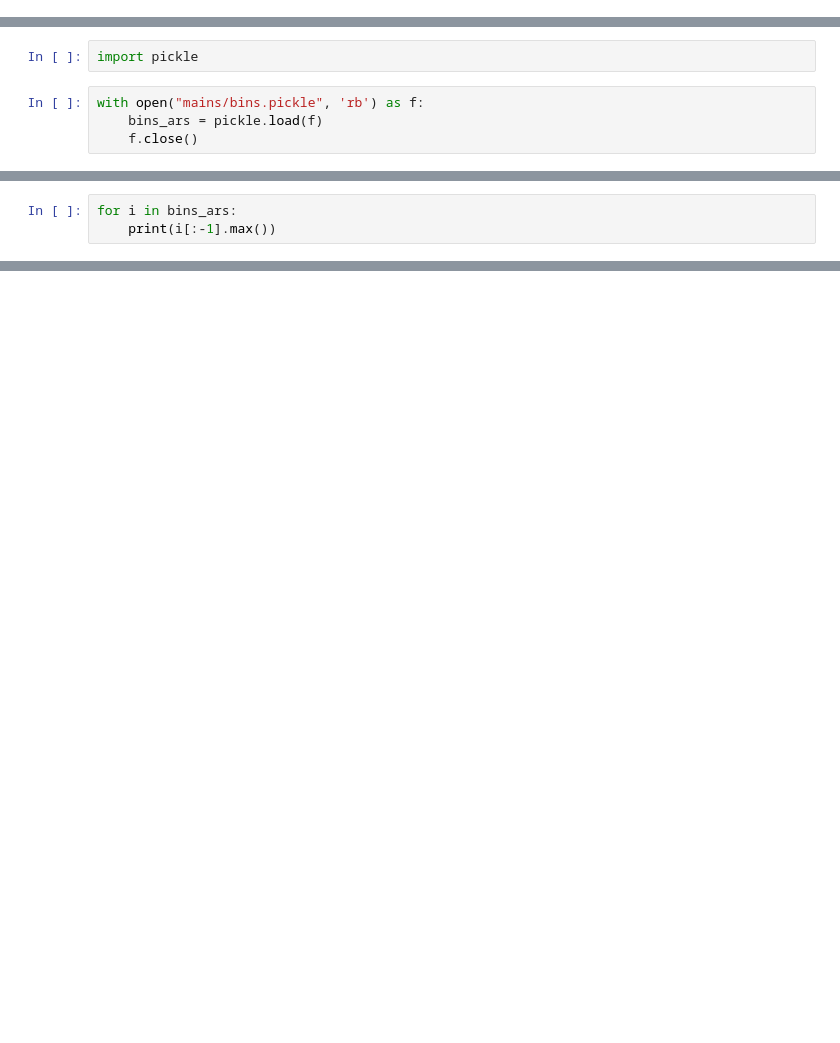
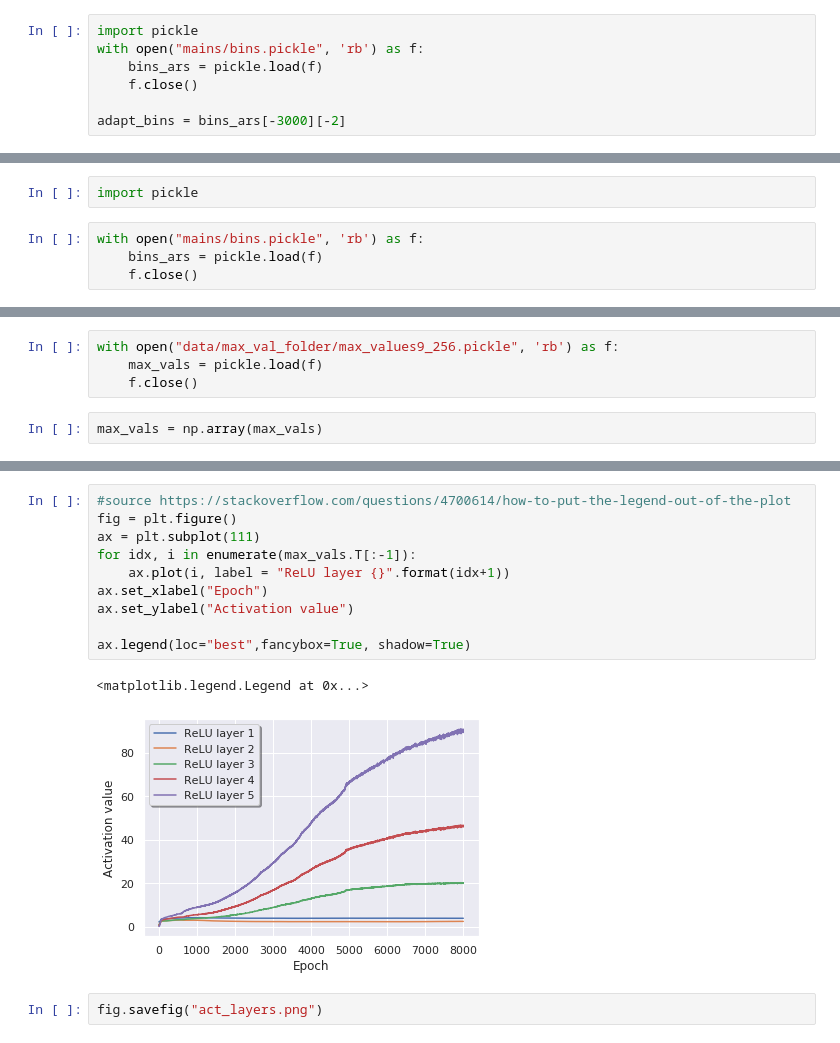
Before and after one commit to lrnq/ibbsc, a Jupyter notebook: plot_bins_tester.ipynb, the cells around one changed output, grey strips where cells are left out. Drawn from its saved outputs; the diff is of its cells as text; blank space fills up the shorter version.

```diff
--- a/plot_bins_tester.ipynb
+++ b/plot_bins_tester.ipynb
@@ -30 +25,8 @@ plt.show()
+# %%
+import pickle
+with open("mains/bins.pickle", 'rb') as f:
+    bins_ars = pickle.load(f)
+    f.close()
+
+adapt_bins = bins_ars[-3000][-2]
 # %%
@@ -48 +63,7 @@ with open("mains/bins.pickle", 'rb') as f:
+# %%
+with open("data/max_val_folder/max_values9_256.pickle", 'rb') as f:
+    max_vals = pickle.load(f)
+    f.close()
+# %%
+max_vals = np.array(max_vals)
 # %%
@@ -52,3 +72,0 @@ bins_ars.shape
-# %%
-for i in bins_ars:
-    print(i[:-1].max())
@@ -72,0 +92,15 @@ for i in bins_ars:
+# %%
+#source https://stackoverflow.com/questions/4700614/how-to-put-the-legend-out-of-the-plot
+fig = plt.figure()
+ax = plt.subplot(111)
+for idx, i in enumerate(max_vals.T[:-1]):
+    ax.plot(i, label = "ReLU layer {}".format(idx+1))
+ax.set_xlabel("Epoch")
+ax.set_ylabel("Activation value")
+
+ax.legend(loc="best",fancybox=True, shadow=True)
+# %% [output]
+<matplotlib.legend.Legend at 0x...>
+[figure, added]
+# %%
+fig.savefig("act_layers.png")
```
Also changed, not shown: parts of 12 cells of this notebook, 6 other files.
